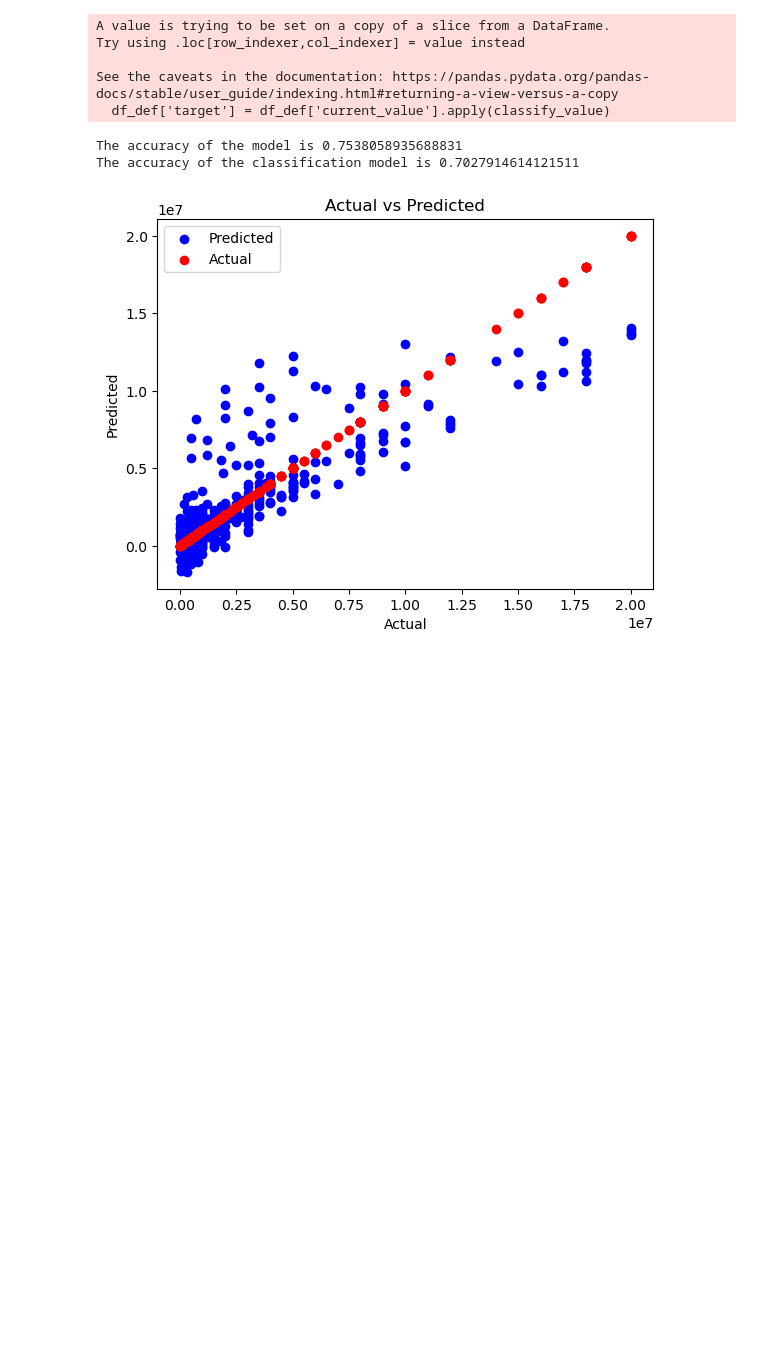
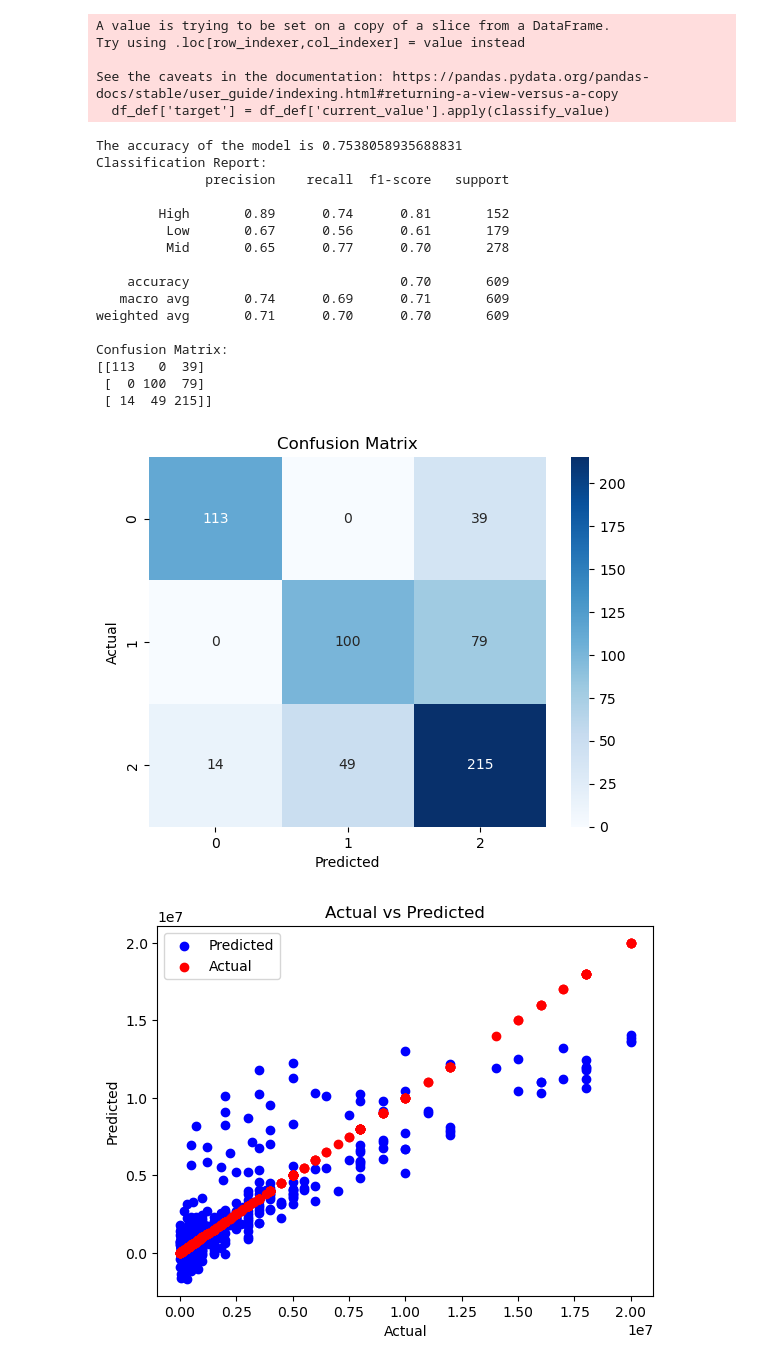
Before and after one commit to Tuwaiq-DS-ML-bootcamp-V-8/Usecase-7, a Jupyter notebook: Use_case_7.ipynb, the cells around one changed output. Cells and saved outputs as stored; diff of their text form; code cells hidden in the pictures; blank space fills up the shorter version.

```diff
--- a/Use_case_7.ipynb
+++ b/Use_case_7.ipynb
@@ -787,29 +818,55 @@ See the caveats in the documentation: https://pandas.pydata.org/pandas-docs/stab
 # %%
 # Create the model
 reg_model = LinearRegression()
 class_model = LogisticRegression()
 
 # Fit the model
 reg_model.fit(X_train, y_train)
 
 # Predict the target
 y_pred = reg_model.predict(X_test)
 
 # accuracy of the model
 accuracy = reg_model.score(X_test, y_test)
 print(f'The accuracy of the model is {accuracy}')
 # Fit the classification model
 class_model.fit(X_train_class, y_train_class)
 
 # Predict the target for classification
 y_pred_class = class_model.predict(X_test_class)
 
-# accuracy of the classification model
-accuracy_class = class_model.score(X_test_class, y_test_class)
-print(f'The accuracy of the classification model is {accuracy_class}')
+# Generate the classification report
+class_report = classification_report(y_test_class, y_pred_class)
+print(f'Classification Report:\n{class_report}')
+
+# Generate the confusion matrix
+conf_matrix = confusion_matrix(y_test_class, y_pred_class)
+print(f'Confusion Matrix:\n{conf_matrix}')
+
+# Plot the confusion matrix
+sns.heatmap(conf_matrix, annot=True, fmt='d', cmap='Blues')
+plt.xlabel('Predicted')
+plt.ylabel('Actual')
+plt.title('Confusion Matrix')
+plt.show()
 # %% [output]
 The accuracy of the model is 0.7538058935688831
-The accuracy of the classification model is 0.7027914614121511
+Classification Report:
+              precision    recall  f1-score   support
+
+        High       0.89      0.74      0.81       152
+         Low       0.67      0.56      0.61       179
+         Mid       0.65      0.77      0.70       278
+
+    accuracy                           0.70       609
+   macro avg       0.74      0.69      0.71       609
+weighted avg       0.71      0.70      0.70       609
+
+Confusion Matrix:
+[[113   0  39]
+ [  0 100  79]
+ [ 14  49 215]]
+[figure, added]
 # %%
 # show the actual and predicted values
 df_1 = pd.DataFrame({'Actual': y_test, 'Predicted': y_pred})
```
Also changed, not shown: parts of 4 cells of this notebook.
